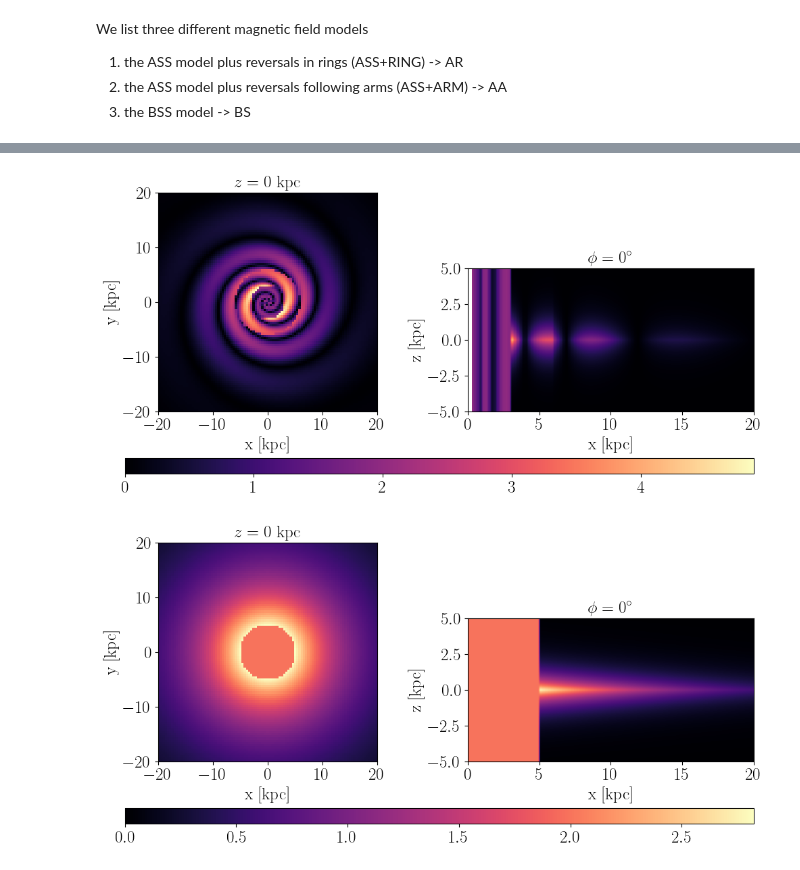
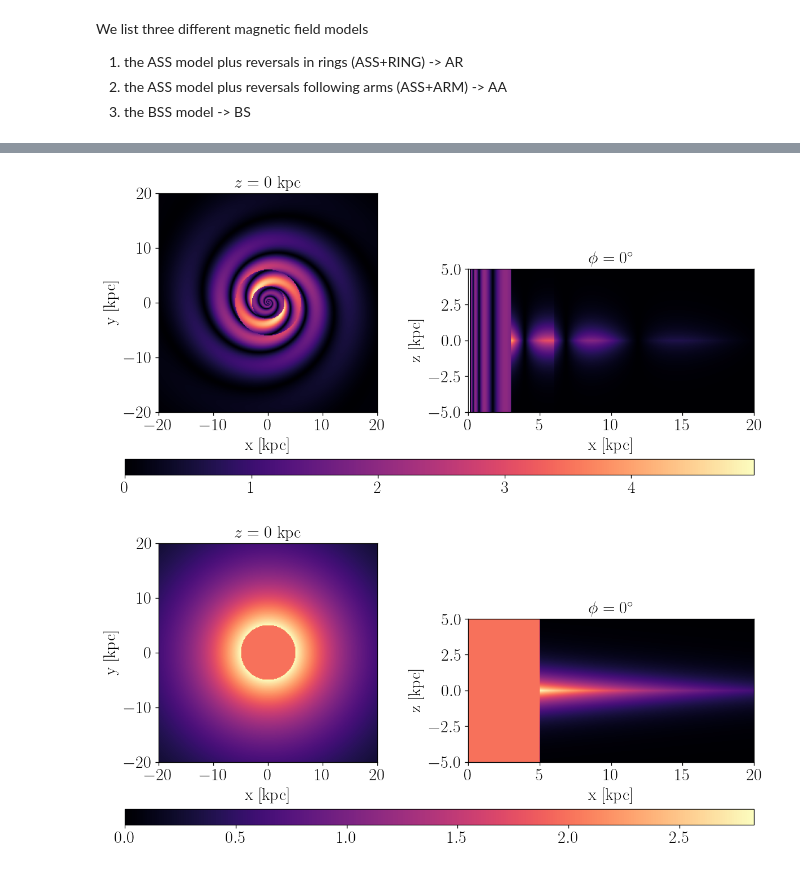
Before and after one commit to yitiansun/axion-mirror, a Jupyter notebook: 3D_model/galactic synchrotron.ipynb, the cells around one changed output, grey strips where cells are left out. Saved outputs shown, nothing was run; the diff lists cells and outputs as text; code cells hidden in the pictures.

```diff
--- a/3D_model/galactic synchrotron.ipynb
+++ b/3D_model/galactic synchrotron.ipynb
@@ -83,26 +97,27 @@ We list three different magnetic field models
 # %%
-def BD_AR(stz):
-    R, _, z = stz
+def BD_AR(stz_s): # [muG] ( [[kpc], [1], [kpc]] ), vectorized
+    R_s, t_s, z_s = stz_s
     R0, z0, Rc, Rsun = 10, 1, 5, 8.5 # kpc
     B0, Bc = 2, 2 # muG
 
-    D1 = Bc if R < Rc else B0 * np.exp( -(R-Rsun)/R0 -np.abs(z)/z0 )
-    D2 = float((7.5 < R) or (5 < R and R < 6))*2 - 1
-    return np.array([0, -D1*D2, 0])
+    D1_s = jnp.where(R_s < Rc, Bc, B0 * jnp.exp( -(R_s-Rsun)/R0 -jnp.abs(z_s)/z0 ))
+    D2_s = jnp.array(jnp.logical_or((7.5 < R_s), jnp.logical_and(5 < R_s, R_s < 6)), dtype=float) * 2 - 1
+    BDt_s = -D1_s*D2_s
+    return jnp.array([jnp.zeros_like(BDt_s), BDt_s, jnp.zeros_like(BDt_s)])
 
-def BD_BS(stz):
-    R, phi, z = stz
+def BD_BS(stz_s): # [muG] ( [[kpc], [1], [kpc]] ), vectorized
+    R_s, t_s, z_s = stz_s
     R0, z0, Rc, Rsun = 6, 1, 3, 8.5 # kpc
     B0, Bc = 2, 2 # muG
 
-    D1 = Bc if R < Rc else B0 * np.exp( -(R-Rsun)/R0 -np.abs(z)/z0 )
-    if R > 6:
-        Rb = 9
-        p = -10/180 * np.pi
-    else:
-        Rb = 6
-        p = -15/180 * np.pi
-    beta = 1/np.tan(p)
-    D2 = -np.cos(phi + beta*np.log(R/Rb))
-    return np.array([D1*D2*np.sin(p), -D1*D2*np.cos(p), 0])
+    D1_s = jnp.where(R_s < Rc, Bc, B0 * jnp.exp( -(R_s-Rsun)/R0 -jnp.abs(z_s)/z0 ))
+    Rb_s = jnp.where(R_s > 6,  9,  6)
+    p_s  = jnp.where(R_s > 6, -10/180*jnp.pi, -15/180*jnp.pi)
+    beta_s = 1/jnp.tan(p_s)
+    D2_s = -jnp.cos(t_s + beta_s*jnp.log(R_s/Rb_s))
+    D1D2_s = D1_s*D2_s
+    return jnp.array([D1D2_s*jnp.sin(p_s), -D1D2_s*jnp.cos(p_s), jnp.zeros_like(D1D2_s)])
+
+def norms(v_s):
+    return jnp.sqrt(v_s[0]**2 + v_s[1]**2 + v_s[2]**2)
 # %%
@@ -131,7 +155,7 @@ def visualize_hv(func, h_smax, h_zval, v_zmax, v_tval, npix, title=''):
     fig.colorbar(im, ax=axs, orientation='horizontal', aspect=40)
     plt.show()
 # %%
-visualize_hv(lambda x: np.linalg.norm(BD_BS(x)), 20, 0, 5, 0, 100)
+visualize_hv(lambda x: norms(BD_BS(x)), 20, 0, 5, 0, 300)
 # %% [output]
-[figure, old version]
+[figure, new version]
 # %%
```
Also changed, not shown: parts of 56 cells of this notebook, 12 other files.
